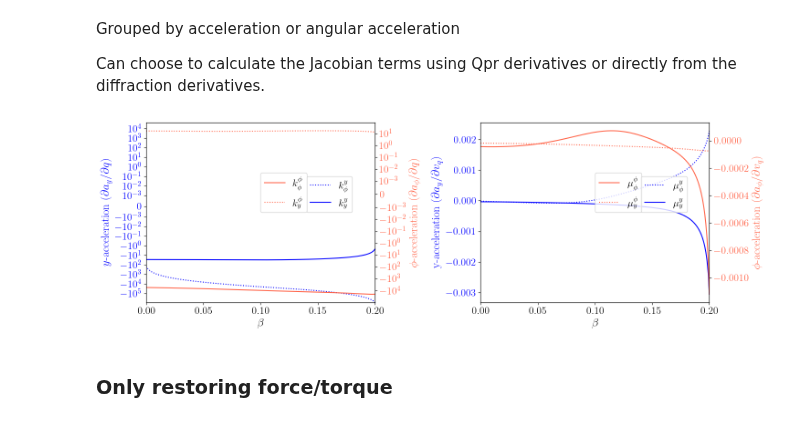
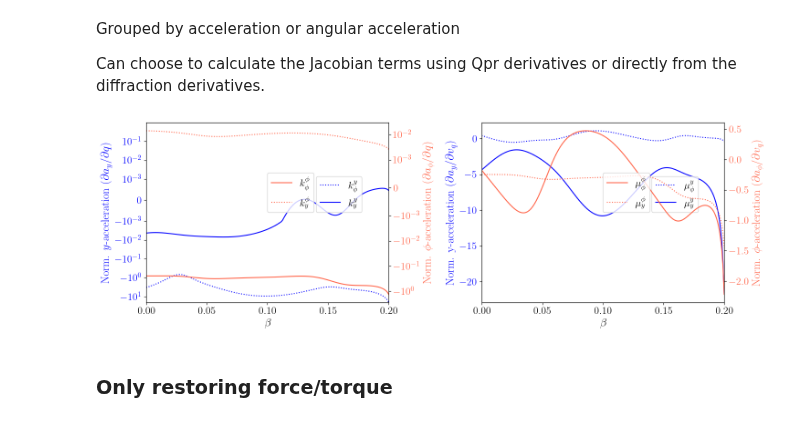
Before and after one commit to jadonylin/relativistic-lightsail-dynamics, a Jupyter notebook: Dynamics/plot_lsa_spectra.ipynb, the cells around one changed output. Cells and saved outputs as stored; diff of their text form; code cells hidden in the pictures.

```diff
--- a/Dynamics/plot_lsa_spectra.ipynb
+++ b/Dynamics/plot_lsa_spectra.ipynb
@@ -25,16 +25,18 @@ plt.rc('figure', titlesize=BIGGER_SIZE)  # fontsize of the figure title
 
 import numpy as np
 
-import pathlib
+from pathlib import PosixPath
+user_home_path = PosixPath('~/')
+user_home_path_full = user_home_path.expanduser()
 
 import sys
 sys.path.append("../")
 
+import autolib
 import dynplot
 import Optimisation.opt as opt
 import parameters
 _, L, m, c = parameters.Parameters()
-from twobox import TwoBox
 
 
 l_width = 2.5
@@ -51,40 +53,38 @@ colorvphi2 = "lightgreen"  #coral
 # %% [markdown]
 ## Load the chosen grating
 # %%
-import autolib
-
-# runID = "PureTranslationOpt"
-runID = "Fasymp20_fixed_gaussian_near_cutoff"
-fname_preamble = '/Users/jadonlin/Library/CloudStorage/OneDrive-TheUniversityofSydney(Students)/Doppler Damping - Jadon Lin/Documentation/Data/relativistic-lightsail-dynamics'
+runID = "Fasymp20_cutoff"
 I = 5e8
 final_speed = 20.
 speed_range = np.array([0.,final_speed])
 wavelength_range = np.array([1., 1./parameters.D1_ND([0.2,0.])])
 num_points = 200
-normalise = False  # Normalise the Jacobian
+normalise = True  # Normalise the Jacobian
 
 # Calculate the linear stability information for the chosen grating whose eigenvectors
 # you wish to plot alongside the dynamics
 num_cores = 200
 maxtime = 1440
-output_opt_idx = 6
+output_opt_idx = 18
 
-# pkl_fname = fname_preamble + f'/Optimisation/Jadon\'s results/Fasymp/final_speed{int(final_speed)}/maxtime{maxtime}/{runID}_FOM_optimisation_maxtime{maxtime}'
-pkl_fname = fname_preamble + f'/Optimisation/Jadon\'s results/Fasymp/final_speed{int(final_speed)}/maxtime{maxtime}/fixed_gaussian_near_cutoff/0.1deg/{runID}_FOM_optimisation_maxtime{maxtime}'
+# Define the file paths for the optimisation results
+common_path = user_home_path_full / "Library/CloudStorage/OneDrive-TheUniversityofSydney(Students)/Doppler Damping - Jadon Lin/Documentation/Data/relativistic-lightsail-dynamics/Optimisation/Jadon's results"
+custom_folder_path = f"Fasymp/final_speed{int(final_speed)}/maxtime{int(maxtime)}/{runID}"
+fname_preamble = common_path / custom_folder_path
+
+pkl_fname = fname_preamble / f'{runID}_FOM_optimisation_maxtime{maxtime}'
+txt_fname = fname_preamble / f'{runID}_FOM_optimisation_maxtime{maxtime}_curated.txt'
+
 _, _, grating = opt.extract_opt(pkl_fname, num_processes=num_cores, output_opt_idx=output_opt_idx)
 grating.npa = autolib.AutoLib('torch', device='cpu', precision='double')  # twobox.npa isn't saved during optimisation, must set manually
 print(grating.params)
 
-# Fdmp_params = [1.226     , 2.90479687, 0.31178695, 0.0071848 , 0.9995    , 2.96553672, 4.30675011]
-# Fdmp_grating = TwoBox(*Fdmp_params, gaussian_width=5., substrate_depth=1., substrate_eps=-1e6,
-#                       wavelength=1., angle=0., Nx=100, nG=12, Qabs=np.inf,
-#                       RCWA_engine="TORCWA", torcwa_edge_sharpness=45)
-# Fdmp_grating.invert_unit_cell = False
-
-# Fdmp_grating.show_permittivity()
-# Fdmp_grating.show_spectrum(0., "PDr", wavelength_range=[1,1.225], I=I, grad_method="grad")
-# grating = Fdmp_grating
-
 betas = np.linspace(0,final_speed/100, num_points)
 wavelengths = np.linspace(1., 1./parameters.D1_ND([0.2,0.]), num_points)
+
+# Save path
+common_path = user_home_path_full / "Library/CloudStorage/OneDrive-TheUniversityofSydney(Students)/Doppler Damping - Jadon Lin/Documentation/Data/relativistic-lightsail-dynamics/Dynamics"
+custom_folder_path = f"Fasymp/final_speed{int(final_speed)}/maxtime{int(maxtime)}/{runID}"
+fname_preamble = common_path / custom_folder_path
+fname_preamble.mkdir(parents=True, exist_ok=True)
 # %% [output]
@@ -266,35 +270,35 @@ ax2.tick_params(axis='y', labelcolor=colorY)
 t=ax2.get_ylim()
 ax2b=ax2.twinx()
 
 ax2b.plot(betas,muphiy, label=r"$\mu^\phi_y$",color=colorvphi,linestyle="dotted")
 ax2b.plot(betas,muphiphi, label=r"$\mu^\phi_\phi$", color=colorvphi)
 
 aphi_vel_label = r"Norm. $\phi$-acceleration ($\partial a_\phi/\partial v_q$)" if normalise else r"$\phi$-acceleration ($\partial a_\phi/\partial v_q$)"
 ax2b.set_ylabel(aphi_vel_label,color=colorvphi)
 ax2b.tick_params(axis='y',labelcolor=colorvphi)
 
 # # Does not correspond to 1.28%
 # ax.vlines(1.4507253626813408,t[0],0,color='k',linestyle='dashed',alpha=0.2)
 # ax.hlines(0,0,1.4507253626813408,color='k',linestyle='dashed',alpha=0.2)
 
 ax2.set_ylim(t)
 ax2.set_xlim(betas[0],betas[-1])
 
 # ax.set_xticks([0,1,1.45,2,3,4,5])
 
 handles, labels = ax2.get_legend_handles_labels()
 handles1, labels1 = ax2b.get_legend_handles_labels()
 order = [0,1]
 order1=[1,0]
 ax2.legend([handles[idx] for idx in order],[labels[idx] for idx in order],loc=(0.5+0.2,0.5))
 ax2b.legend([handles1[idx] for idx in order1],[labels1[idx] for idx in order1],loc=(0.5,0.5))
 
 stiff_fig.tight_layout()
 ftype = ".pdf"
-save_fname = fname_preamble + f"/Dynamics/{runID}_jacobian_coefficients_normalise{normalise}" + ftype
+save_fname = str(fname_preamble) + f"/{runID}_jacobian_coefficients_normalise{normalise}" + ftype
 stiff_fig.savefig(save_fname, bbox_inches="tight")
 # %% [output]
-[figure, old version]
+[figure, new version]
 # %% [markdown]
 ### Only restoring force/torque
 # %%
```
Also changed, not shown: parts of 3 cells of this notebook, 3 other files.
